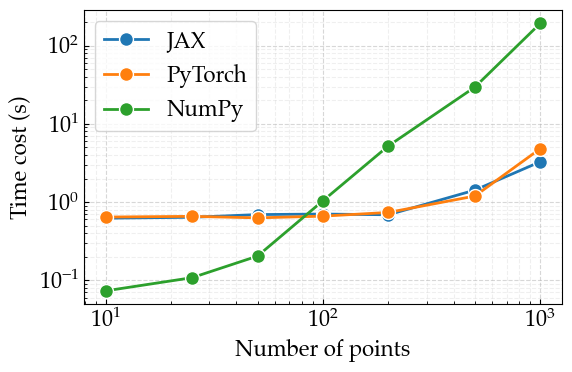
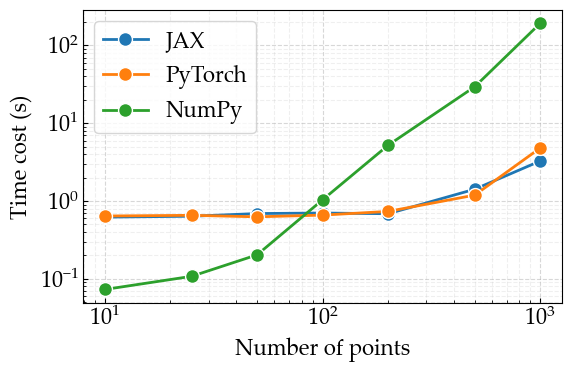
Unified diff of the notebook cell whose output changed from the first chart to the second:
--- before
+++ after
@@ -20,5 +20,5 @@
 ax.legend()
 fig.tight_layout()
-fig.savefig("../img/points_time_cost_comparison.png", dpi=300, bbox_inches='tight')
-fig.savefig("../img/points_time_cost_comparison.pdf", dpi=300, bbox_inches='tight')
-fig.savefig("../../wind_simulation_paper/points_time_cost_comparison.pdf", dpi=300, bbox_inches='tight')
+# fig.savefig("../img/points_time_cost_comparison.png", dpi=300, bbox_inches='tight')
+# fig.savefig("../img/points_time_cost_comparison.pdf", dpi=300, bbox_inches='tight')
+# fig.savefig("../../wind_simulation_paper/points_time_cost_comparison.pdf", dpi=300, bbox_inches='tight')

Commit: Add validation for non-stationary case